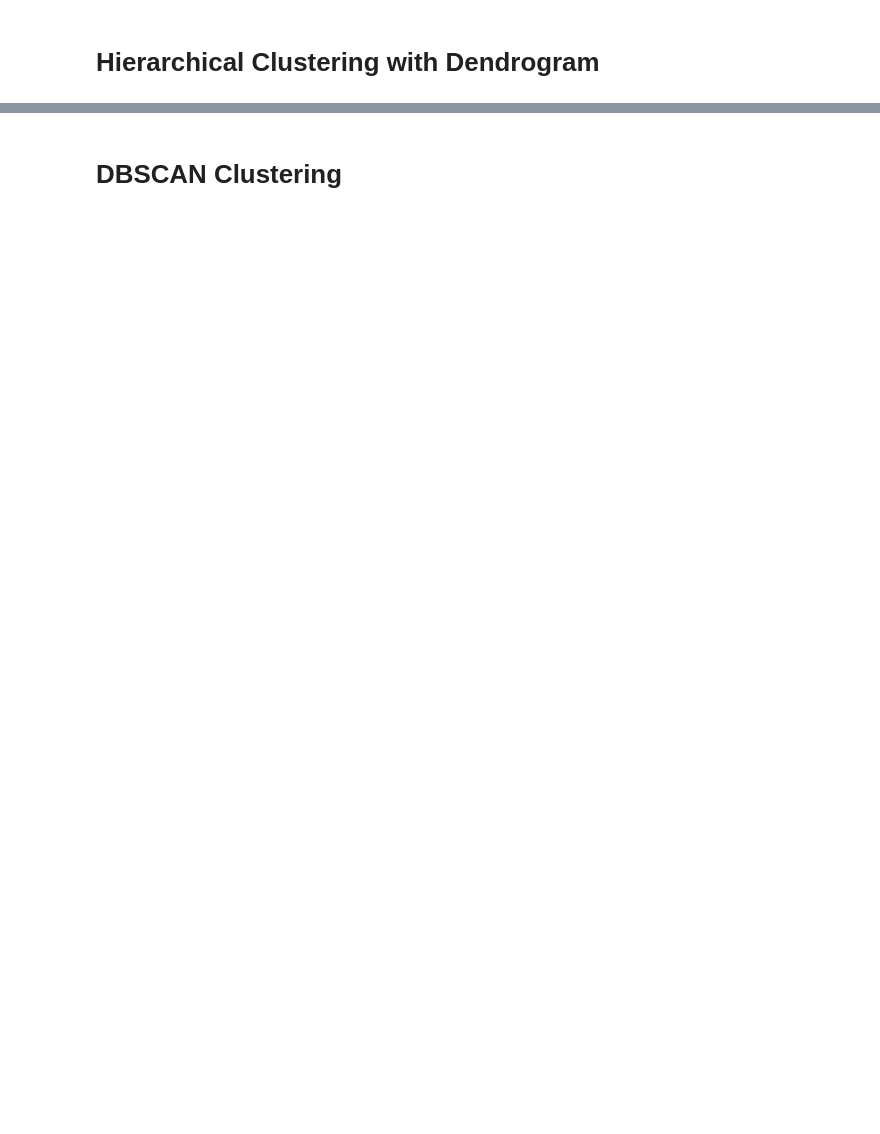
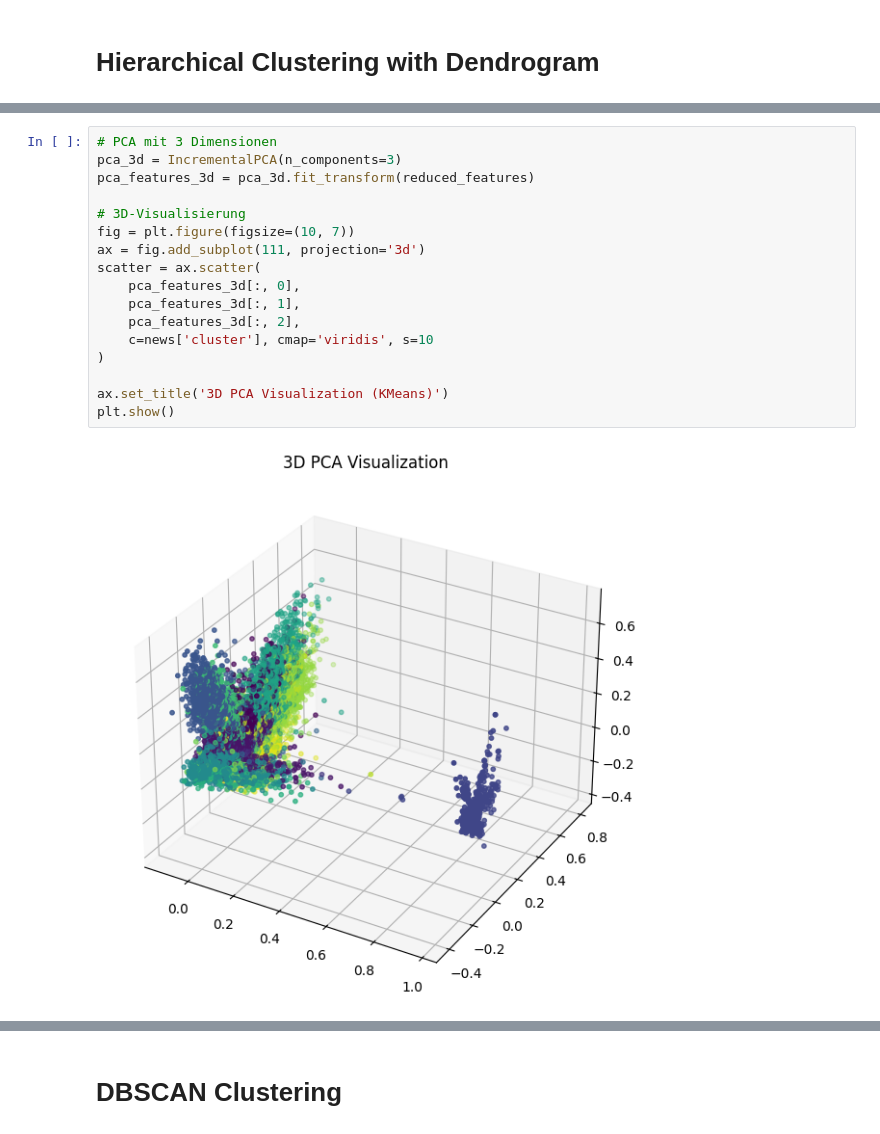
Before and after one commit to Jus-tiine/CTDS, a Jupyter notebook: GroupSimilarities.ipynb, the cells around one changed output, grey strips where cells are left out. Cells and saved outputs as stored; diff of their text form; blank space fills up the shorter version.

```diff
--- a/GroupSimilarities.ipynb
+++ b/GroupSimilarities.ipynb
@@ -209,0 +194,19 @@ plt.show()
+# %%
+# PCA mit 3 Dimensionen
+pca_3d = IncrementalPCA(n_components=3)
+pca_features_3d = pca_3d.fit_transform(reduced_features)
+
+# 3D-Visualisierung
+fig = plt.figure(figsize=(10, 7))
+ax = fig.add_subplot(111, projection='3d')
+scatter = ax.scatter(
+    pca_features_3d[:, 0],
+    pca_features_3d[:, 1],
+    pca_features_3d[:, 2],
+    c=news['cluster'], cmap='viridis', s=10
+)
+
+ax.set_title('3D PCA Visualization (KMeans)')
+plt.show()
+# %% [output]
+[figure, added]
```
Also changed, not shown: parts of 18 cells of this notebook.
